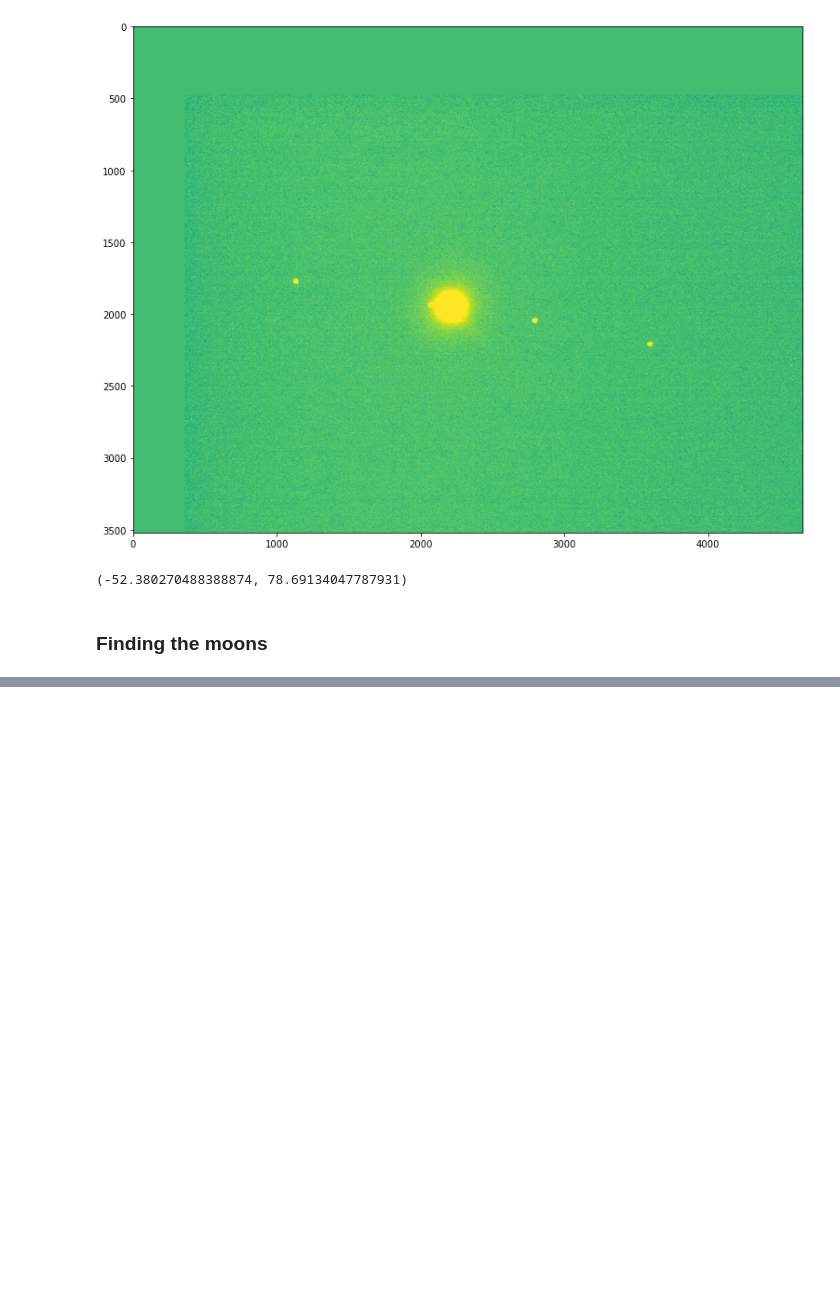
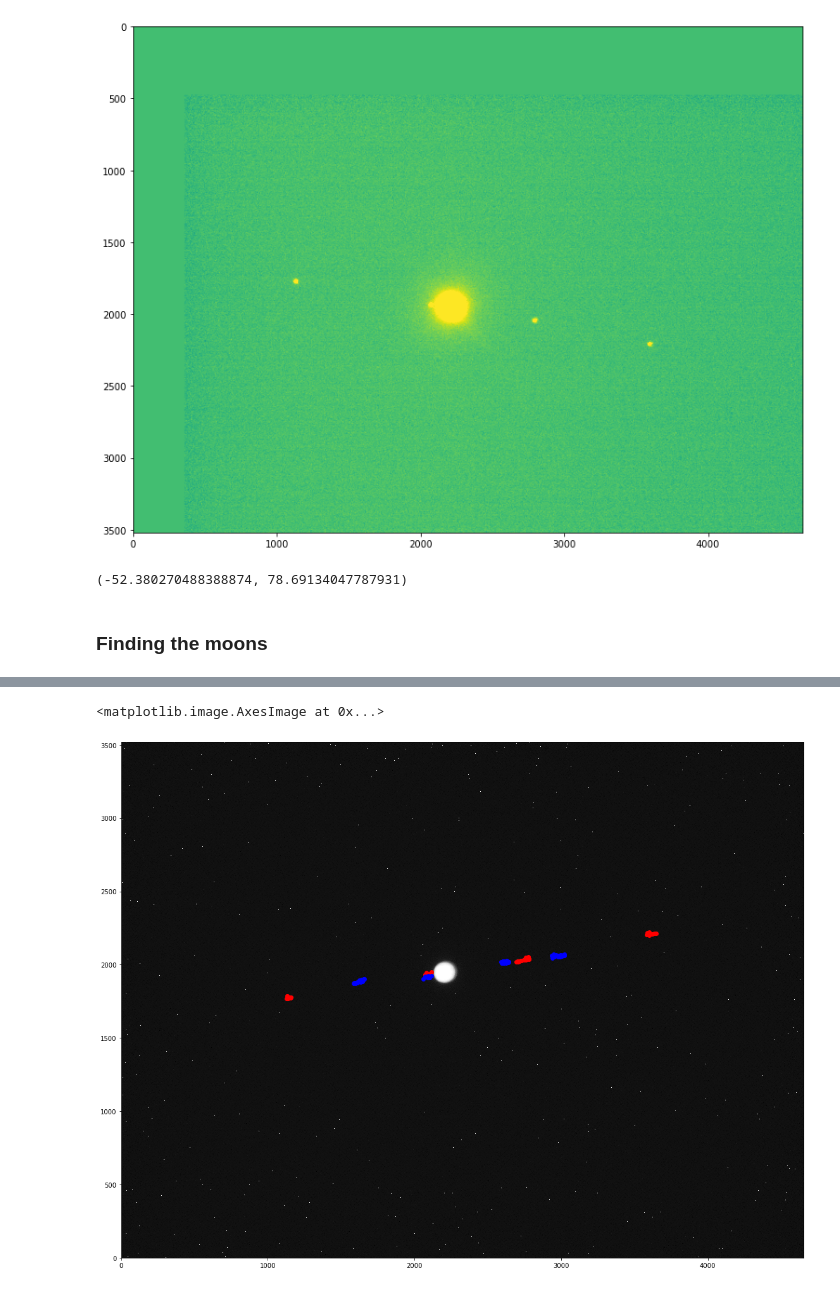
Before and after one commit to DIaDaynaDay/jupiter-insight, a Jupyter notebook: jupiter_centering.ipynb, the cells around one changed output, grey strips where cells are left out. Cells and saved outputs as stored; diff of their text form; code cells hidden in the pictures; blank space fills up the shorter version.

```diff
--- a/jupiter_centering.ipynb
+++ b/jupiter_centering.ipynb
@@ -136,5 +144,7 @@ mask[1874:2014, 2127:2280] = True
 norm = simple_norm(jupiter_centred_data[0], 'sqrt', percent=99.9)
 #excluding random noise and stars
 threshold = 1000
+# %%
+moons1 = ih.find_moons(jupiter_centred_data[0:21],mask,threshold)
 # %%
-moons = ih.find_moons(jupiter_centred_data,mask,threshold)
+moons2 = ih.find_moons(jupiter_centred_data[22:],mask,threshold)
@@ -150,0 +155,4 @@ moons_df.head()
+# %%
+index1 = (np.arange(0,len(moons1),1))
+index2 = (np.arange(len(moons1)+1,len(moons1)+1+len(moons2),1))
+index2
@@ -150,0 +166,4 @@ moons_df.head()
+# %%
+moons1_df = pd.DataFrame(moons1, index = index1)
+moons2_df = pd.DataFrame(moons2, index = index2)
+moons1_df.head()
@@ -151 +185,11 @@ moons_df.head()
+# %%
+plt.figure(figsize = (20,15))
+plt.xlim(0, jupiter_centred_data[0].shape[1]-1)
+plt.ylim(0, jupiter_centred_data[0].shape[0]-1)
+plt.scatter(moons1_df['x_peak'],moons1_df['y_peak'], color = 'red')
+plt.scatter(moons2_df['x_peak'],moons2_df['y_peak'], color = 'blue')
+plt.imshow(jupiter_centred_data[0], cmap='Greys_r', origin='lower', norm=norm, interpolation='nearest')
+# %% [output]
+<matplotlib.image.AxesImage at 0x...>
+[figure, added]
 # %%
```
Also changed, not shown: parts of 13 cells of this notebook, 28 other files.
